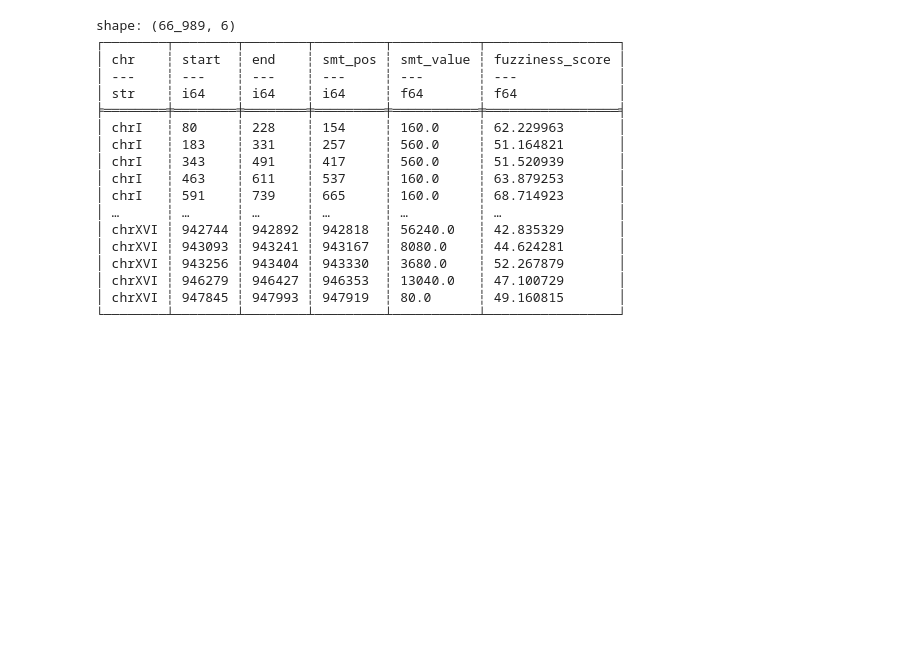
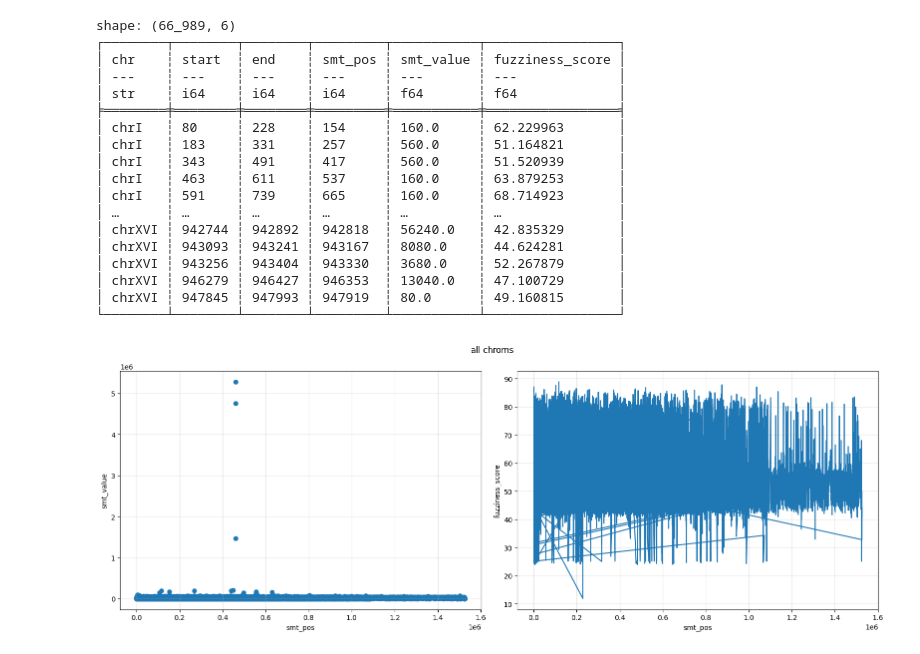
Before and after one commit to npelletbossot/Workspace, a Jupyter notebook: notebooks/figures/article_1/nuc.ipynb, the cells around one changed output. Saved outputs shown, nothing was run; the diff lists cells and outputs as text; code cells hidden in the pictures; blank space fills up the shorter version.

```diff
--- a/notebooks/figures/article_1/nuc.ipynb
+++ b/notebooks/figures/article_1/nuc.ipynb
@@ -37,0 +34,18 @@ gap = 1e6
+# %%
+fig, (ax1, ax2) = plt.subplots(ncols=2, nrows=1, figsize=(16, 6))
+fig.suptitle("all chroms")
+
+ax1.scatter(data_frame["smt_pos"].to_numpy(), data_frame["smt_value"].to_numpy())
+ax1.set_xlabel("smt_pos")
+ax1.set_ylabel("smt_value")
+ax1.grid(True, which="both", alpha=0.3)
+
+ax2.plot(data_frame["smt_pos"].to_numpy(), data_frame["fuzziness_score"].to_numpy())
+ax2.set_xlabel("smt_pos")
+ax2.set_ylabel("fuzziness_score")
+ax2.grid(True, which="both", alpha=0.3)
+
+plt.tight_layout()
+plt.show()
+# %% [output]
+[figure, added]
```
Also changed, not shown: parts of 7 cells of this notebook.
